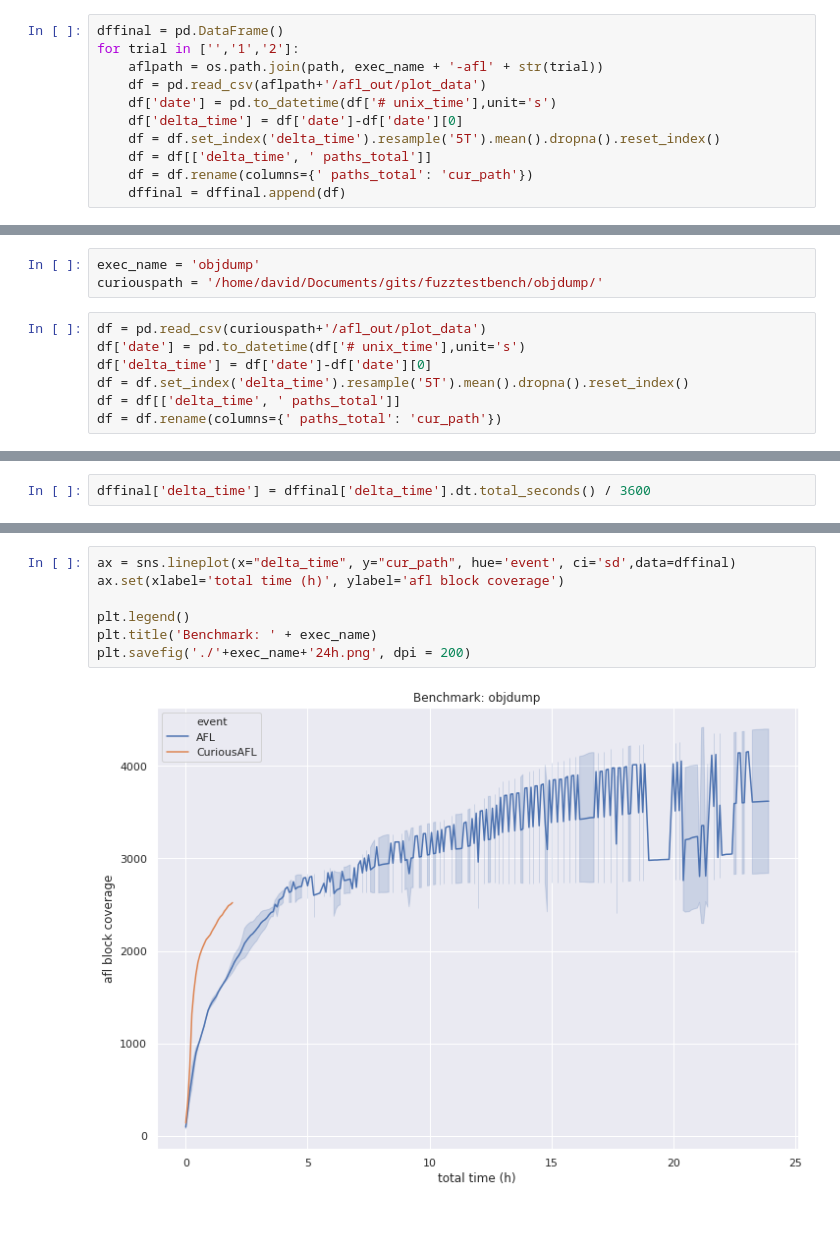
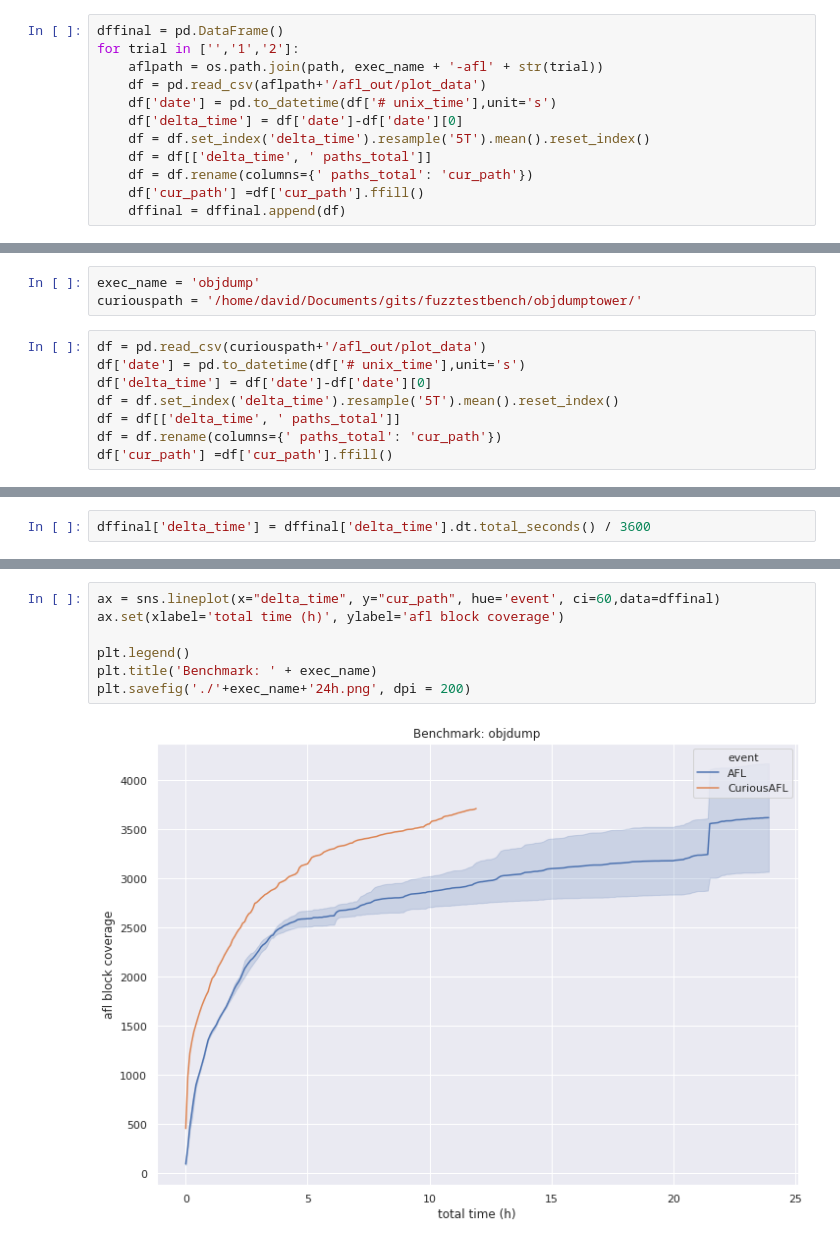
Before and after one commit to ackdav/CuriousAFL, a Jupyter notebook: Notebooks/24hRunsGraph.ipynb, the cells around one changed output, grey strips where cells are left out. Saved outputs shown, nothing was run; the diff lists cells and outputs as text.

```diff
--- a/Notebooks/24hRunsGraph.ipynb
+++ b/Notebooks/24hRunsGraph.ipynb
@@ -18,9 +18,10 @@ for trial in ['','1','2']:
     df = pd.read_csv(aflpath+'/afl_out/plot_data')
     df['date'] = pd.to_datetime(df['# unix_time'],unit='s')
     df['delta_time'] = df['date']-df['date'][0]
-    df = df.set_index('delta_time').resample('5T').mean().dropna().reset_index()
+    df = df.set_index('delta_time').resample('5T').mean().reset_index()
     df = df[['delta_time', ' paths_total']]
     df = df.rename(columns={' paths_total': 'cur_path'})
+    df['cur_path'] =df['cur_path'].ffill()
     dffinal = dffinal.append(df)
 # %%
 dffinal['event'] = 'AFL'
@@ -28,14 +31,15 @@ dffinal['event'] = 'AFL'
 # Curious load
 # %%
 exec_name = 'objdump'
-curiouspath = '/home/david/Documents/gits/fuzztestbench/objdump/'
+curiouspath = '/home/david/Documents/gits/fuzztestbench/objdumptower/'
 # %%
 df = pd.read_csv(curiouspath+'/afl_out/plot_data')
 df['date'] = pd.to_datetime(df['# unix_time'],unit='s')
 df['delta_time'] = df['date']-df['date'][0]
-df = df.set_index('delta_time').resample('5T').mean().dropna().reset_index()
+df = df.set_index('delta_time').resample('5T').mean().reset_index()
 df = df[['delta_time', ' paths_total']]
 df = df.rename(columns={' paths_total': 'cur_path'})
+df['cur_path'] =df['cur_path'].ffill()
 # %%
 df['event'] = 'CuriousAFL'
 dffinal = dffinal.append(df)
@@ -71,9 +73,9 @@ dffinal
 # %%
-ax = sns.lineplot(x="delta_time", y="cur_path", hue='event', ci='sd',data=dffinal)
+ax = sns.lineplot(x="delta_time", y="cur_path", hue='event', ci=60,data=dffinal)
 ax.set(xlabel='total time (h)', ylabel='afl block coverage')
 
 plt.legend()
 plt.title('Benchmark: ' + exec_name)
 plt.savefig('./'+exec_name+'24h.png', dpi = 200)
 # %% [output]
-[figure, old version]
+[figure, new version]
```
Also changed, not shown: parts of 39 cells of this notebook, 13 other files.
